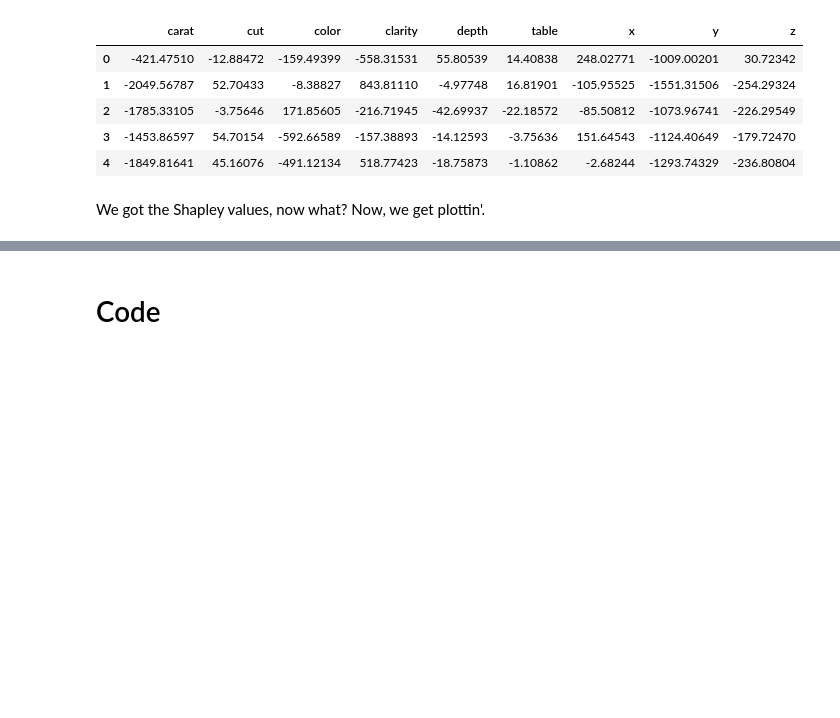
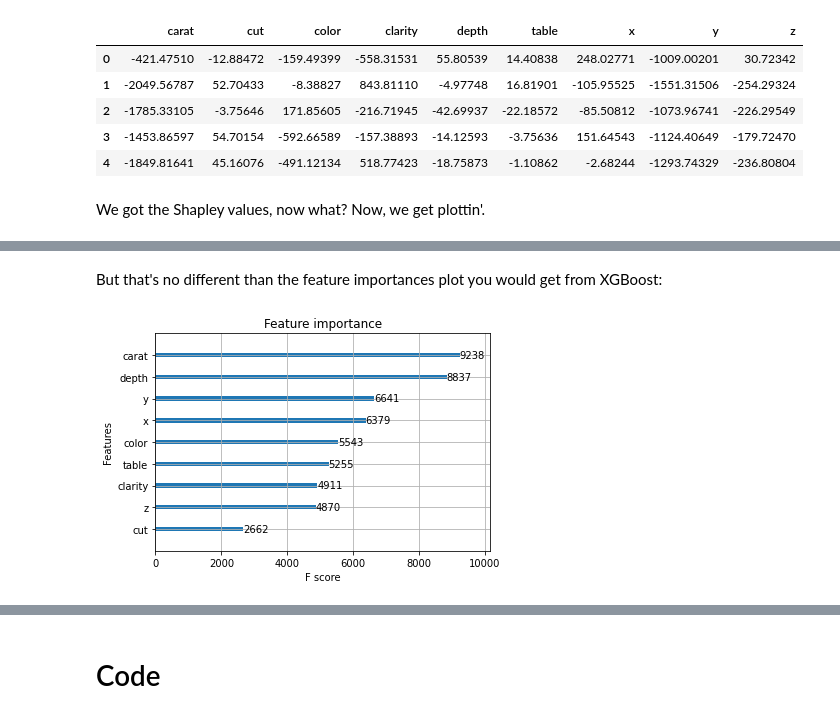
Before and after one commit to BexTuychiev/medium_stories, a Jupyter notebook: 2021/october/1_shap_explainability/notebook.ipynb, the cells around one changed output, grey strips where cells are left out. Cells and saved outputs as stored; diff of their text form; code cells hidden in the pictures; blank space fills up the shorter version.

```diff
--- a/2021/october/1_shap_explainability/notebook.ipynb
+++ b/2021/october/1_shap_explainability/notebook.ipynb
@@ -205,0 +224,6 @@ We got the Shapley values, now what? Now, we get plottin'.
+# %% [markdown]
+But that's no different than the feature importances plot you would get from XGBoost:
+# %%
+xgb.plot_importance(booster_xgb);
+# %% [output]
+[figure, added]
```
Also changed, not shown: parts of 12 cells of this notebook.
